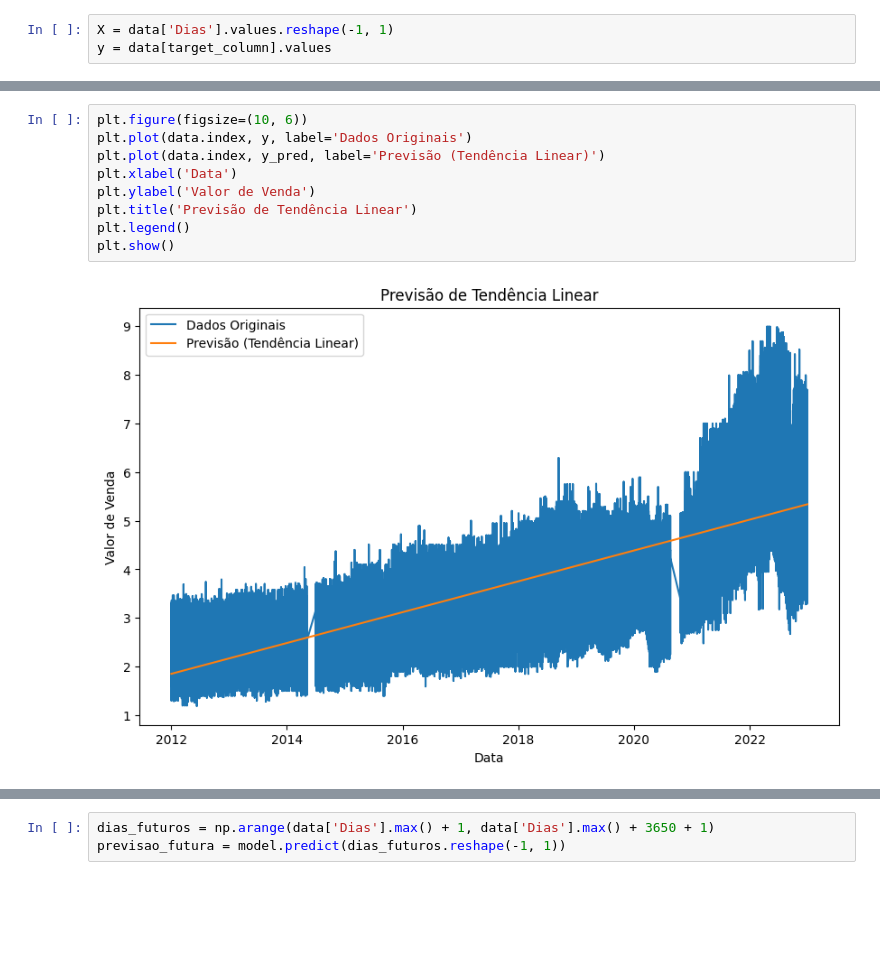
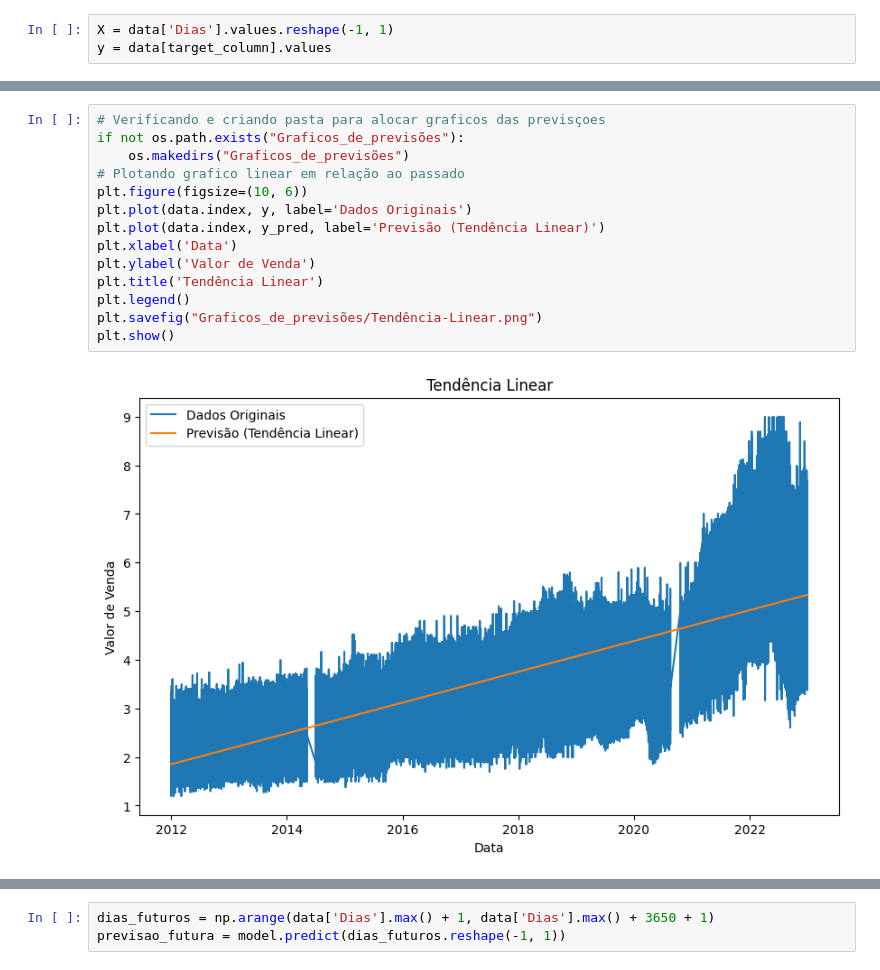
Before and after one commit to Jacksonvieira431/combustiveis_automotivos, a Jupyter notebook: 4_machine_learning.ipynb, the cells around one changed output, grey strips where cells are left out. Drawn from its saved outputs; the diff is of its cells as text; blank space fills up the shorter version.

```diff
--- a/4_machine_learning.ipynb
+++ b/4_machine_learning.ipynb
@@ -57,11 +97,16 @@ Erro Médio Quadrático: 0.5422457311325491
 # %%
+# Verificando e criando pasta para alocar graficos das previsçoes
+if not os.path.exists("Graficos_de_previsões"):
+    os.makedirs("Graficos_de_previsões")
+# Plotando grafico linear em relação ao passado
 plt.figure(figsize=(10, 6))
 plt.plot(data.index, y, label='Dados Originais')
 plt.plot(data.index, y_pred, label='Previsão (Tendência Linear)')
 plt.xlabel('Data')
 plt.ylabel('Valor de Venda')
-plt.title('Previsão de Tendência Linear')
+plt.title('Tendência Linear')
 plt.legend()
+plt.savefig("Graficos_de_previsões/Tendência-Linear.png")
 plt.show()
 # %% [output]
-[figure, old version]
+[figure, new version]
```
Also changed, not shown: parts of 37 cells of this notebook, 28 other files.
